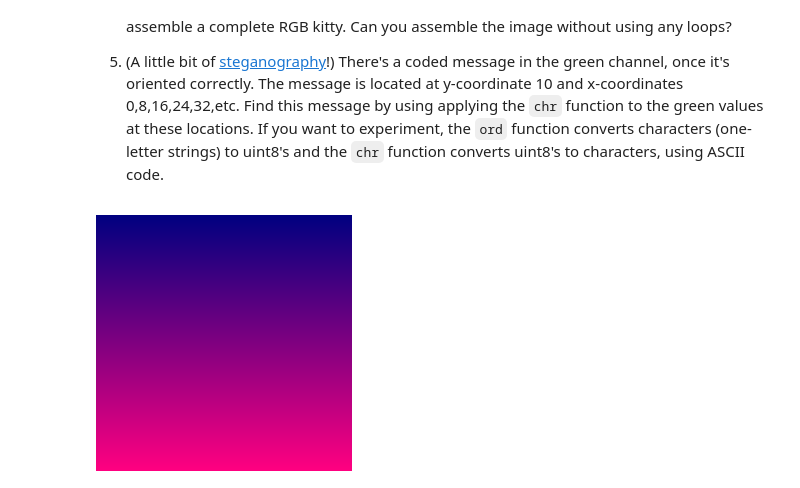
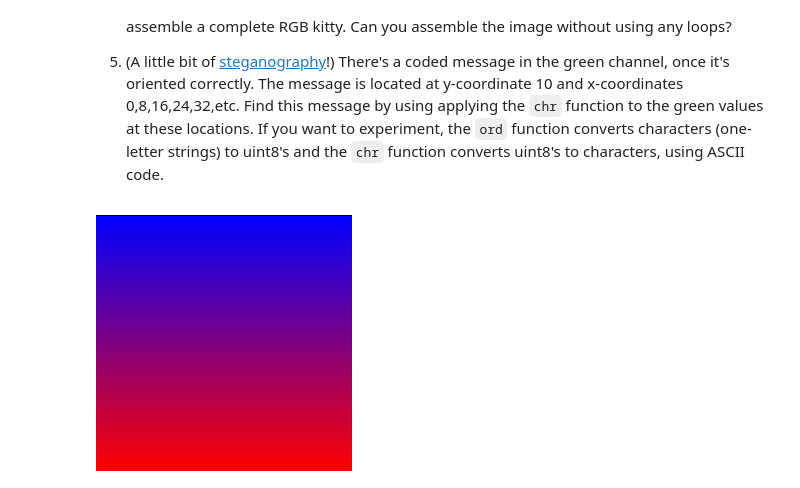
Before and after one commit to Gavin-Moss/Python-for-Math, a Jupyter notebook: P4M_Notebook_4.ipynb, the cells around one changed output. Cells and saved outputs as stored; diff of their text form; code cells hidden in the pictures.

```diff
--- a/P4M_Notebook_4.ipynb
+++ b/P4M_Notebook_4.ipynb
@@ -816,10 +816,10 @@ Now we see the problem!  Complete the exercises below to fix the image.
 # %%
 #1)
 gradient = np.zeros((256, 256,3), dtype=np.uint8)
 for x in range(256):
     for y in range(256):
-        gradient[x,y] = [x,0,128]
+        gradient[x,y] = [x,0,256-x]
 img = Image.fromarray(gradient) # Create an image from the array.
 display(img)
 # %% [output]
-[figure, old version]
+[figure, new version]
```
Also changed, not shown: parts of 1 cell of this notebook.
